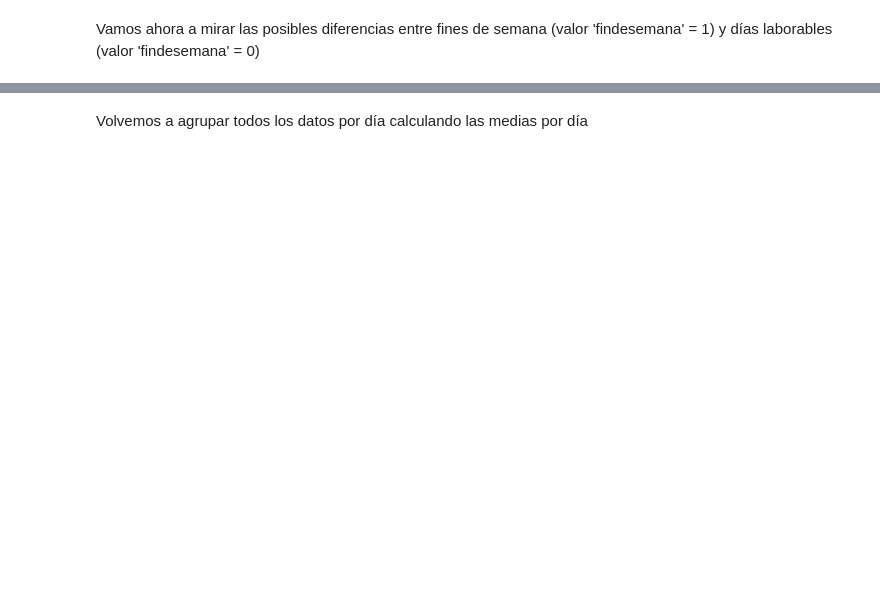
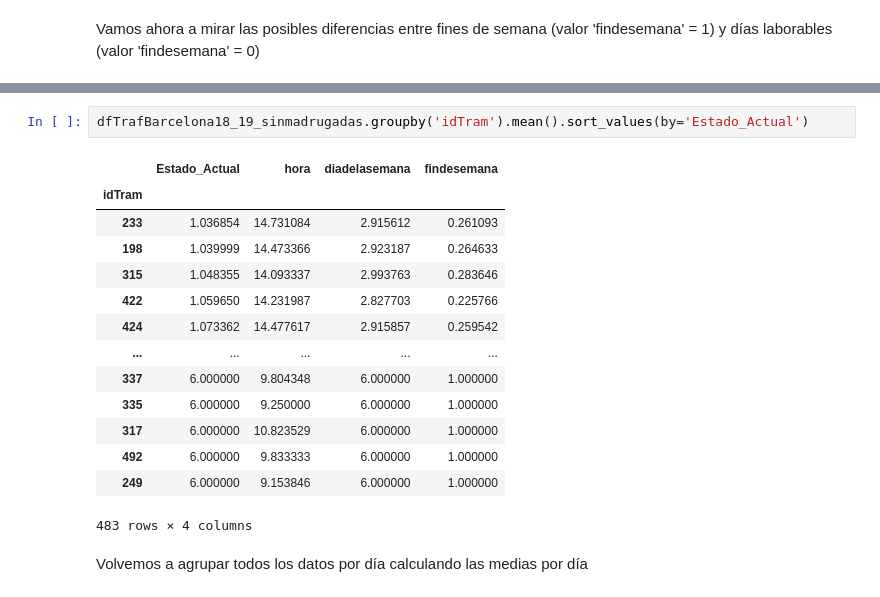
Before and after one commit to jrpecharroman/ProyectoBigData, a Jupyter notebook: Tráfico/Barcelona/DatosTraficoBarcelonaCompletoTramos_Javier.ipynb, the cells around one changed output, grey strips where cells are left out. Cells and saved outputs as stored; diff of their text form; blank space fills up the shorter version.

```diff
--- a/Tráfico/Barcelona/DatosTraficoBarcelonaCompletoTramos_Javier.ipynb
+++ b/Tráfico/Barcelona/DatosTraficoBarcelonaCompletoTramos_Javier.ipynb
@@ -504,3 +570,20 @@ Se percibe que en fines de semana (valor 1, color naranja) es mayor la proporci
+# %%
+dfTrafBarcelona18_19_sinmadrugadas.groupby('idTram').mean().sort_values(by='Estado_Actual')
+# %% [output]
+|  | Estado_Actual | hora | diadelasemana | findesemana |
+| idTram |  |  |  |  |
+| 233 | 1.036854 | 14.731084 | 2.915612 | 0.261093 |
+| 198 | 1.039999 | 14.473366 | 2.923187 | 0.264633 |
+| 315 | 1.048355 | 14.093337 | 2.993763 | 0.283646 |
+| 422 | 1.059650 | 14.231987 | 2.827703 | 0.225766 |
+| 424 | 1.073362 | 14.477617 | 2.915857 | 0.259542 |
+| ... | ... | ... | ... | ... |
+| 337 | 6.000000 | 9.804348 | 6.000000 | 1.000000 |
+| 335 | 6.000000 | 9.250000 | 6.000000 | 1.000000 |
+| 317 | 6.000000 | 10.823529 | 6.000000 | 1.000000 |
+| 492 | 6.000000 | 9.833333 | 6.000000 | 1.000000 |
+| 249 | 6.000000 | 9.153846 | 6.000000 | 1.000000 |
+483 rows × 4 columns
 # %% [markdown]
 Volvemos a agrupar todos los datos por día calculando las medias por día
 # %%
```
Also changed, not shown: parts of 27 cells of this notebook, 6 other files.
